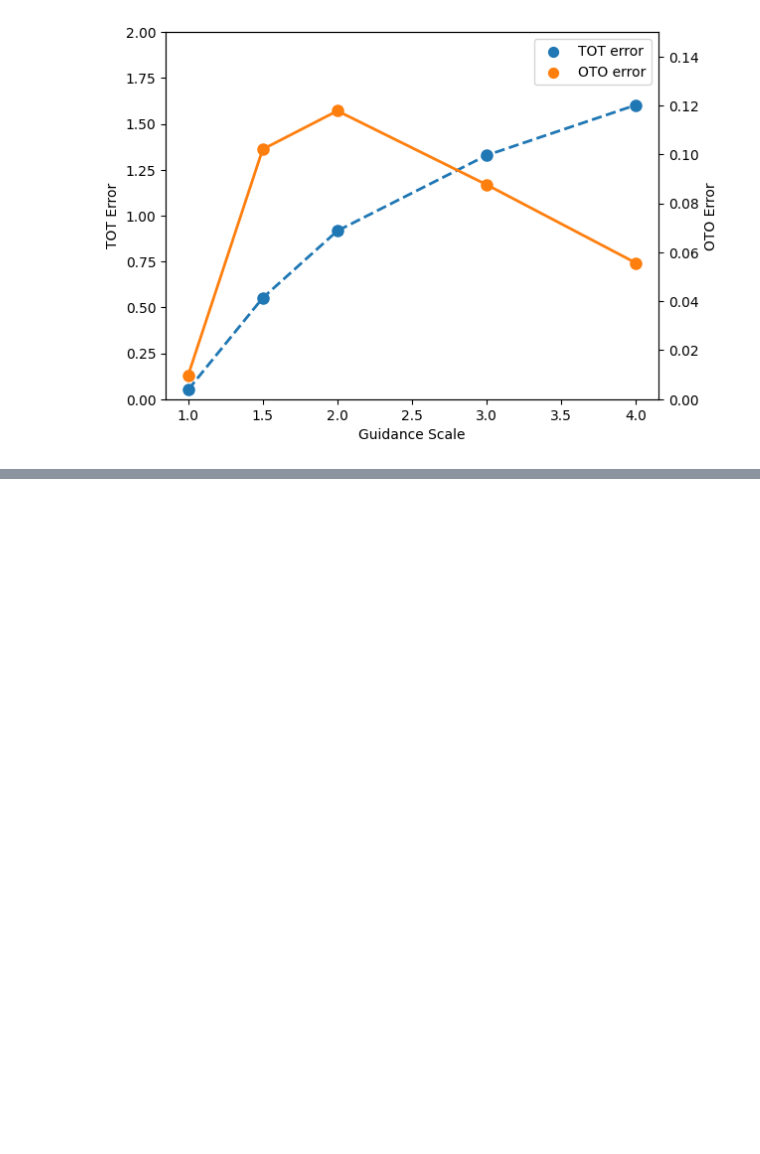
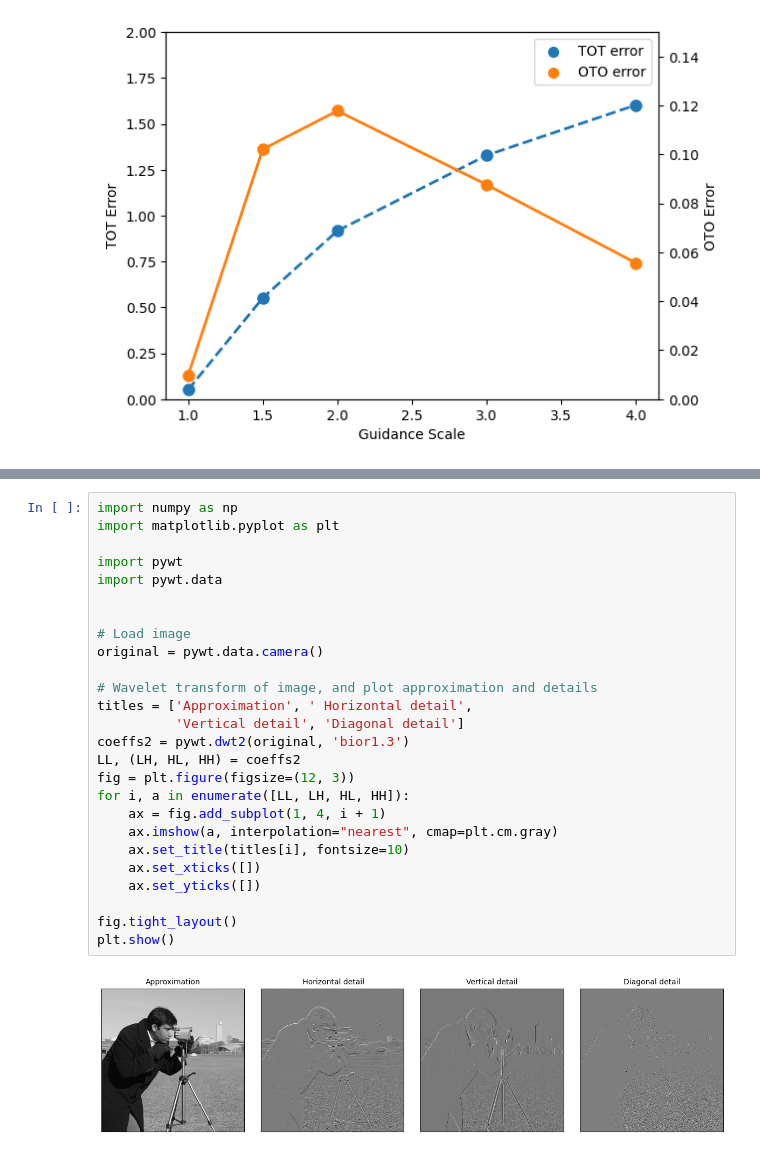
Before and after one commit to khlee0192/InstaFlow, a Jupyter notebook: note.ipynb, the cells around one changed output, grey strips where cells are left out. Saved outputs shown, nothing was run; the diff lists cells and outputs as text; blank space fills up the shorter version.

```diff
--- a/note.ipynb
+++ b/note.ipynb
@@ -52,0 +195,28 @@ plt.show()
+# %%
+import numpy as np
+import matplotlib.pyplot as plt
+
+import pywt
+import pywt.data
+
+
+# Load image
+original = pywt.data.camera()
+
+# Wavelet transform of image, and plot approximation and details
+titles = ['Approximation', ' Horizontal detail',
+          'Vertical detail', 'Diagonal detail']
+coeffs2 = pywt.dwt2(original, 'bior1.3')
+LL, (LH, HL, HH) = coeffs2
+fig = plt.figure(figsize=(12, 3))
+for i, a in enumerate([LL, LH, HL, HH]):
+    ax = fig.add_subplot(1, 4, i + 1)
+    ax.imshow(a, interpolation="nearest", cmap=plt.cm.gray)
+    ax.set_title(titles[i], fontsize=10)
+    ax.set_xticks([])
+    ax.set_yticks([])
+
+fig.tight_layout()
+plt.show()
+# %% [output]
+[figure, added]
```
Also changed, not shown: parts of 5 cells of this notebook, 2 other files.
